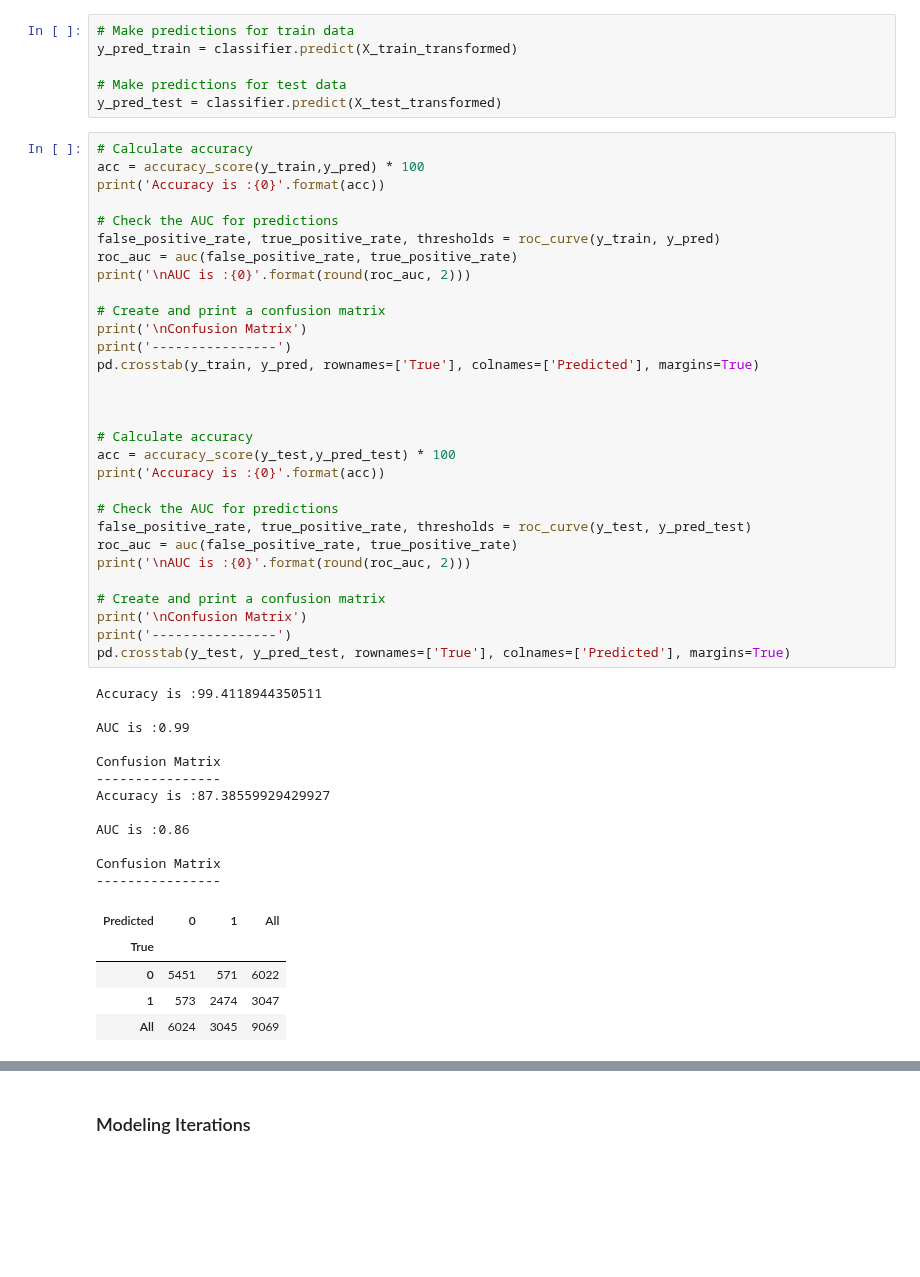
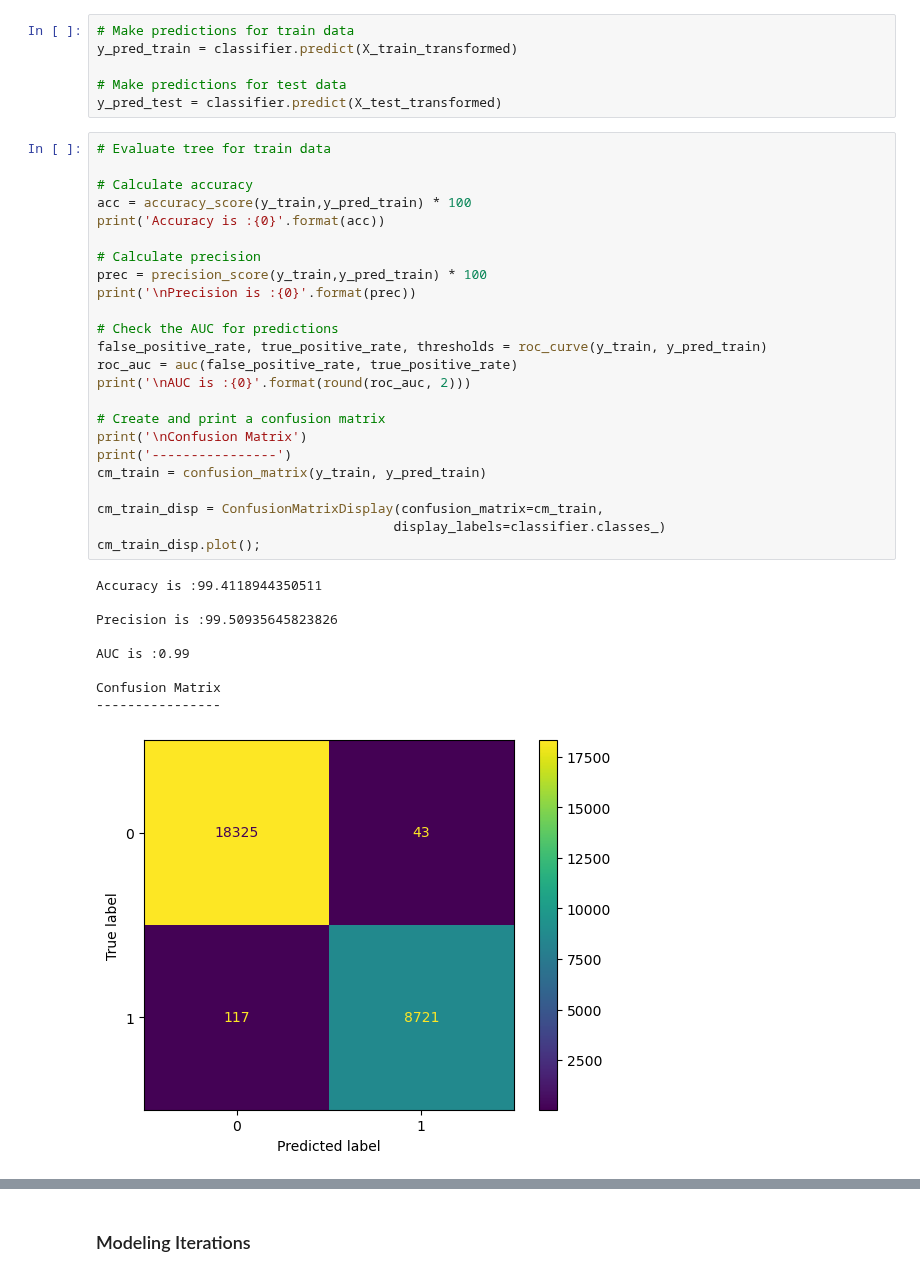
Before and after one commit to scarlettvalentin/hotel_reservations_project, a Jupyter notebook: notebook.ipynb, the cells around one changed output, grey strips where cells are left out. Drawn from its saved outputs; the diff is of its cells as text; blank space fills up the shorter version.

Commit message:
confusion matrix display for both train and test

```diff
--- a/notebook.ipynb
+++ b/notebook.ipynb
@@ -306,50 +306,36 @@ y_pred_train = classifier.predict(X_train_transformed)
 # Make predictions for test data
 y_pred_test = classifier.predict(X_test_transformed)
 # %%
+# Evaluate tree for train data
+
 # Calculate accuracy
-acc = accuracy_score(y_train,y_pred) * 100
+acc = accuracy_score(y_train,y_pred_train) * 100
 print('Accuracy is :{0}'.format(acc))
 
+# Calculate precision
+prec = precision_score(y_train,y_pred_train) * 100
+print('\nPrecision is :{0}'.format(prec))
+
 # Check the AUC for predictions
-false_positive_rate, true_positive_rate, thresholds = roc_curve(y_train, y_pred)
+false_positive_rate, true_positive_rate, thresholds = roc_curve(y_train, y_pred_train)
 roc_auc = auc(false_positive_rate, true_positive_rate)
 print('\nAUC is :{0}'.format(round(roc_auc, 2)))
 
 # Create and print a confusion matrix
 print('\nConfusion Matrix')
 print('----------------')
-pd.crosstab(y_train, y_pred, rownames=['True'], colnames=['Predicted'], margins=True)
+cm_train = confusion_matrix(y_train, y_pred_train)
 
-
-
-# Calculate accuracy
-acc = accuracy_score(y_test,y_pred_test) * 100
-print('Accuracy is :{0}'.format(acc))
-
-# Check the AUC for predictions
-false_positive_rate, true_positive_rate, thresholds = roc_curve(y_test, y_pred_test)
-roc_auc = auc(false_positive_rate, true_positive_rate)
-print('\nAUC is :{0}'.format(round(roc_auc, 2)))
-
-# Create and print a confusion matrix
-print('\nConfusion Matrix')
-print('----------------')
-pd.crosstab(y_test, y_pred_test, rownames=['True'], colnames=['Predicted'], margins=True)
+cm_train_disp = ConfusionMatrixDisplay(confusion_matrix=cm_train,
+                                      display_labels=classifier.classes_)
+cm_train_disp.plot();
 # %% [output]
 Accuracy is :99.4118944350511
+
+Precision is :99.50935645823826
 
 AUC is :0.99
 
 Confusion Matrix
 ----------------
-Accuracy is :87.38559929429927
-
-AUC is :0.86
-
-Confusion Matrix
-----------------
-| Predicted | 0 | 1 | All |
-| True |  |  |  |
-| 0 | 5451 | 571 | 6022 |
-| 1 | 573 | 2474 | 3047 |
-| All | 6024 | 3045 | 9069 |
+[figure, added]
```
Also changed, not shown: parts of 3 cells of this notebook.
